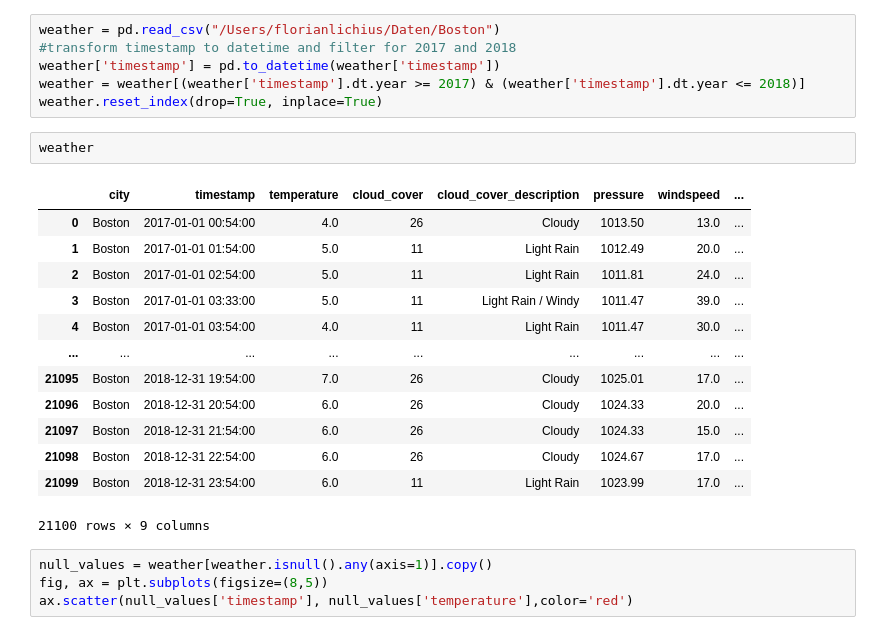
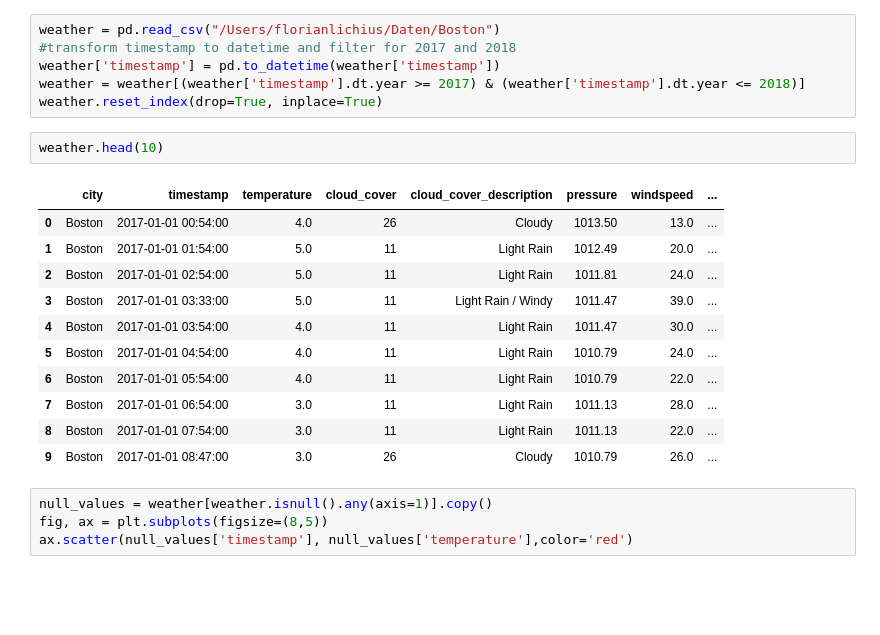
Before and after one commit to Oxford012/DDT, a Jupyter notebook: Florian/weatherCleaning.ipynb, the cells around one changed output. Drawn from its saved outputs; the diff is of its cells as text; blank space fills up the shorter version.

```diff
--- a/Florian/weatherCleaning.ipynb
+++ b/Florian/weatherCleaning.ipynb
@@ -11,21 +11,19 @@ weather['timestamp'] = pd.to_datetime(weather['timestamp'])
 weather = weather[(weather['timestamp'].dt.year >= 2017) & (weather['timestamp'].dt.year <= 2018)]
 weather.reset_index(drop=True, inplace=True)
 # %%
-weather
+weather.head(10)
 # %% [output]
 |  | city | timestamp | temperature | cloud_cover | cloud_cover_description | pressure | windspeed | ... |
 | 0 | Boston | 2017-01-01 00:54:00 | 4.0 | 26 | Cloudy | 1013.50 | 13.0 | ... |
 | 1 | Boston | 2017-01-01 01:54:00 | 5.0 | 11 | Light Rain | 1012.49 | 20.0 | ... |
 | 2 | Boston | 2017-01-01 02:54:00 | 5.0 | 11 | Light Rain | 1011.81 | 24.0 | ... |
 | 3 | Boston | 2017-01-01 03:33:00 | 5.0 | 11 | Light Rain / Windy | 1011.47 | 39.0 | ... |
 | 4 | Boston | 2017-01-01 03:54:00 | 4.0 | 11 | Light Rain | 1011.47 | 30.0 | ... |
-| ... | ... | ... | ... | ... | ... | ... | ... | ... |
-| 21095 | Boston | 2018-12-31 19:54:00 | 7.0 | 26 | Cloudy | 1025.01 | 17.0 | ... |
-| 21096 | Boston | 2018-12-31 20:54:00 | 6.0 | 26 | Cloudy | 1024.33 | 20.0 | ... |
-| 21097 | Boston | 2018-12-31 21:54:00 | 6.0 | 26 | Cloudy | 1024.33 | 15.0 | ... |
-| 21098 | Boston | 2018-12-31 22:54:00 | 6.0 | 26 | Cloudy | 1024.67 | 17.0 | ... |
-| 21099 | Boston | 2018-12-31 23:54:00 | 6.0 | 11 | Light Rain | 1023.99 | 17.0 | ... |
+| 5 | Boston | 2017-01-01 04:54:00 | 4.0 | 11 | Light Rain | 1010.79 | 24.0 | ... |
+| 6 | Boston | 2017-01-01 05:54:00 | 4.0 | 11 | Light Rain | 1010.79 | 22.0 | ... |
+| 7 | Boston | 2017-01-01 06:54:00 | 3.0 | 11 | Light Rain | 1011.13 | 28.0 | ... |
+| 8 | Boston | 2017-01-01 07:54:00 | 3.0 | 11 | Light Rain | 1011.13 | 22.0 | ... |
+| 9 | Boston | 2017-01-01 08:47:00 | 3.0 | 26 | Cloudy | 1010.79 | 26.0 | ... |
-21100 rows × 9 columns
 # %%
 null_values = weather[weather.isnull().any(axis=1)].copy()
 fig, ax = plt.subplots(figsize=(8,5))
```
Also changed, not shown: parts of 11 cells of this notebook.
